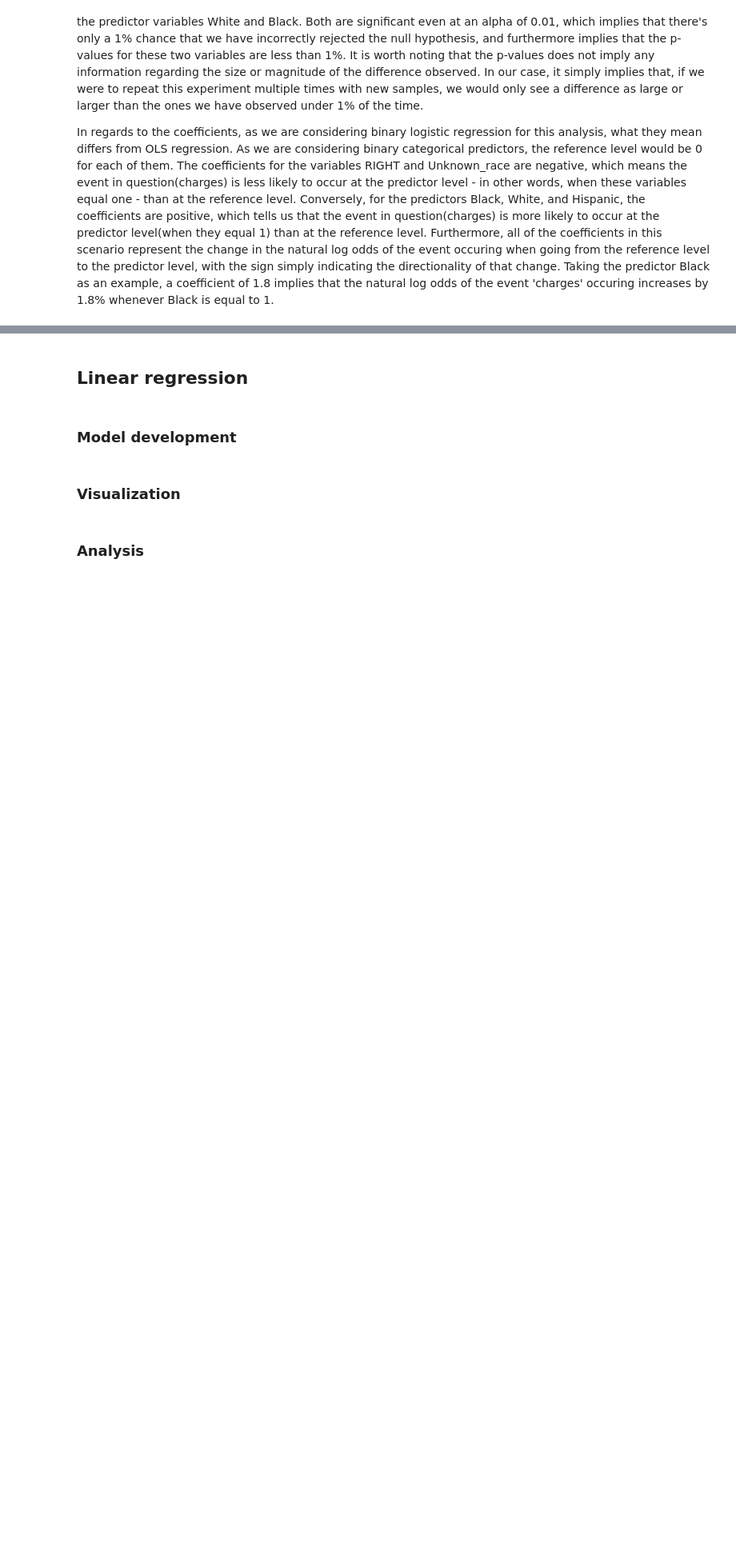
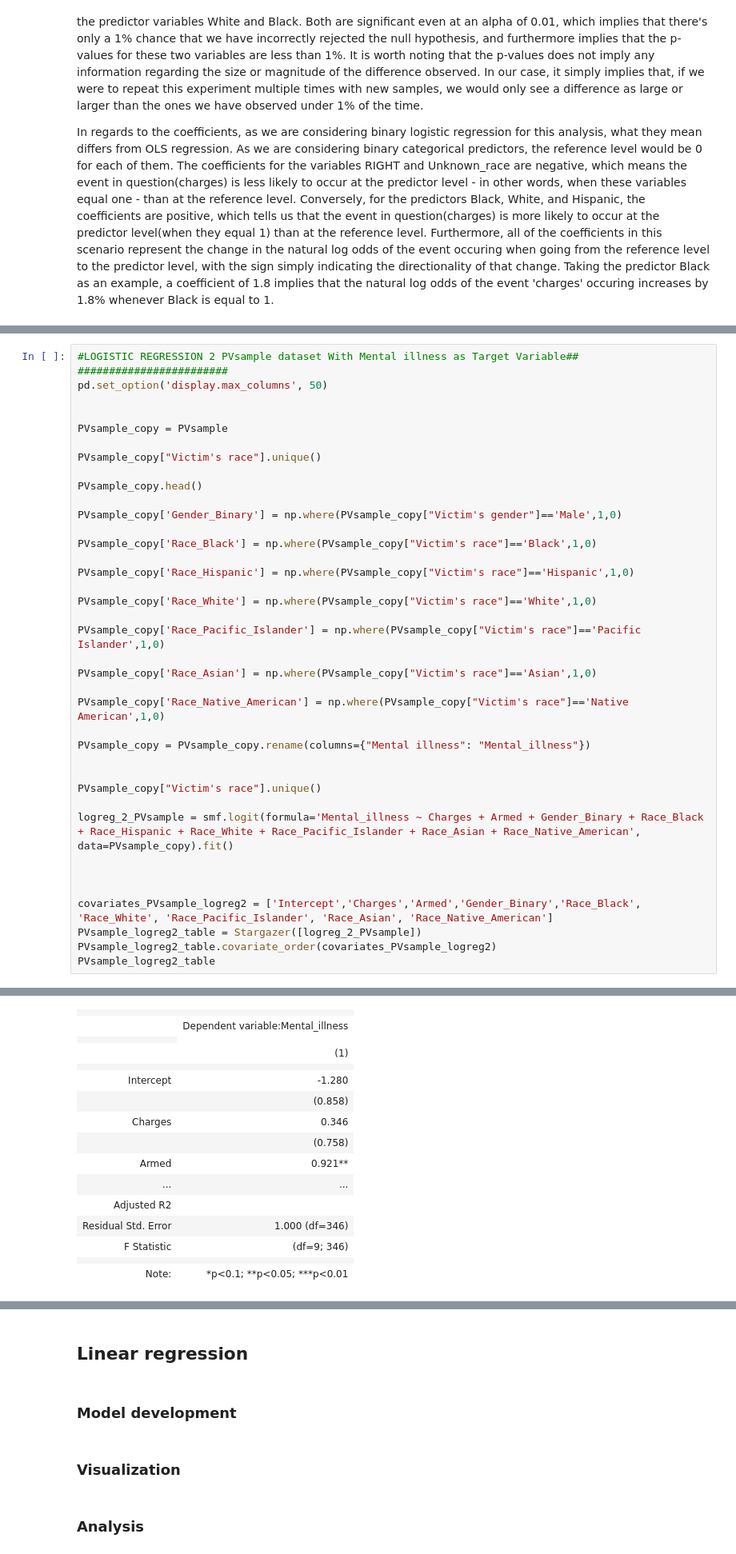
Before and after one commit to aseem645/MILESTONE_II_STAR, a Jupyter notebook: Crisis Response Model Analysis_9-3-21.ipynb, the cells around one changed output, grey strips where cells are left out. Shown at 80% size. Saved outputs shown, nothing was run; the diff lists cells and outputs as text; blank space fills up the shorter version.

```diff
--- a/Crisis Response Model Analysis_9-3-21.ipynb
+++ b/Crisis Response Model Analysis_9-3-21.ipynb
@@ -802,0 +755,40 @@ In regards to the coefficients, as we are considering binary logistic regression
+# %%
+#LOGISTIC REGRESSION 2 PVsample dataset With Mental illness as Target Variable##
+########################
+pd.set_option('display.max_columns', 50)
+
+
+PVsample_copy = PVsample
+
+PVsample_copy["Victim's race"].unique()
+
+PVsample_copy.head()
+
+PVsample_copy['Gender_Binary'] = np.where(PVsample_copy["Victim's gender"]=='Male',1,0)
+
+PVsample_copy['Race_Black'] = np.where(PVsample_copy["Victim's race"]=='Black',1,0)
+
+PVsample_copy['Race_Hispanic'] = np.where(PVsample_copy["Victim's race"]=='Hispanic',1,0)
+
+PVsample_copy['Race_White'] = np.where(PVsample_copy["Victim's race"]=='White',1,0)
+
+PVsample_copy['Race_Pacific_Islander'] = np.where(PVsample_copy["Victim's race"]=='Pacific Islander',1,0)
+
+PVsample_copy['Race_Asian'] = np.where(PVsample_copy["Victim's race"]=='Asian',1,0)
+
+PVsample_copy['Race_Native_American'] = np.where(PVsample_copy["Victim's race"]=='Native American',1,0)
+
+PVsample_copy = PVsample_copy.rename(columns={"Mental illness": "Mental_illness"})
+
+
+PVsample_copy["Victim's race"].unique()
+
+logreg_2_PVsample = smf.logit(formula='Mental_illness ~ Charges + Armed + Gender_Binary + Race_Black + Race_Hispanic + Race_White + Race_Pacific_Islander + Race_Asian + Race_Native_American', data=PVsample_copy).fit()
+
+
+
+covariates_PVsample_logreg2 = ['Intercept','Charges','Armed','Gender_Binary','Race_Black', 'Race_White', 'Race_Pacific_Islander', 'Race_Asian', 'Race_Native_American']
+PVsample_logreg2_table = Stargazer([logreg_2_PVsample])
+PVsample_logreg2_table.covariate_order(covariates_PVsample_logreg2)
+PVsample_logreg2_table
+# %% [output]
@@ -802,0 +798,16 @@ In regards to the coefficients, as we are considering binary logistic regression
+|  |  |
+|  | Dependent variable:Mental_illness |
+|  |
+|  | (1) |
+|  |  |
+| Intercept | -1.280 |
+|  | (0.858) |
+| Charges | 0.346 |
+|  | (0.758) |
+| Armed | 0.921** |
+| ... | ... |
+| Adjusted R2 |  |
+| Residual Std. Error | 1.000 (df=346) |
+| F Statistic | (df=9; 346) |
+|  |  |
+| Note: | *p<0.1; **p<0.05; ***p<0.01 |
```
Also changed, not shown: parts of 42 cells of this notebook.
